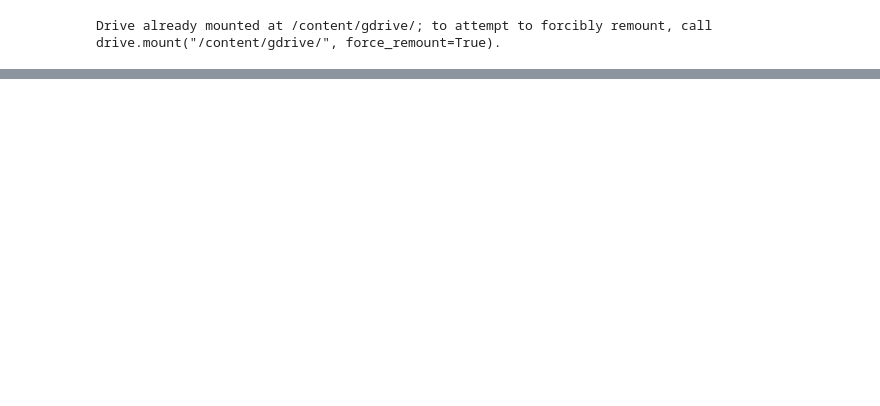
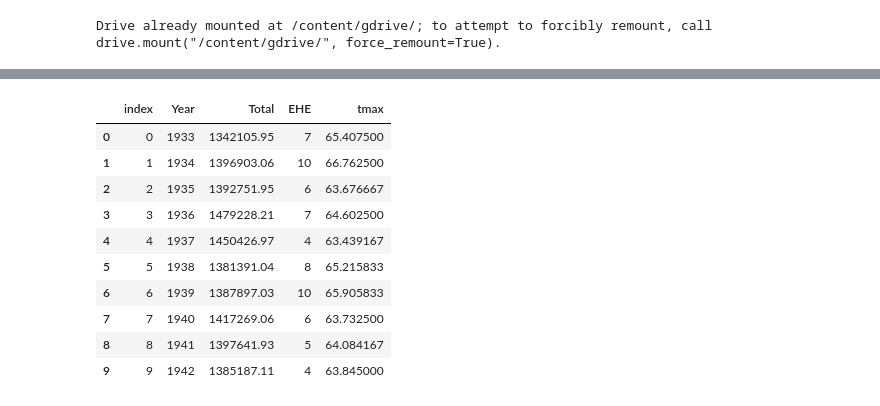
Before and after one commit to aranpandey/CornyWebbedRegisters, a Jupyter notebook: Temp+Mortality.ipynb, the cells around one changed output, grey strips where cells are left out. Cells and saved outputs as stored; diff of their text form; code cells hidden in the pictures; blank space fills up the shorter version.

```diff
--- a/Temp+Mortality.ipynb
+++ b/Temp+Mortality.ipynb
@@ -22,16 +33,16 @@ def classifyIfInRange(row):
     #if row['TMAX'] < row['ci_low']:
      #   return 1
     #elif row['TMAX'] >row['ci_high']:
-    if row['TMAX'] >row['ci_high']:
+    if row['tmax'] >row['ci_high']:
         return 1
     else:
      return 0
 
 
 def mean_confidence_interval(df_small, confidence=0.95):
-    m=df_small['TMAX'].mean()
+    m=df_small['tmax'].mean()
 
-    se=st.sem(df_small['TMAX'] )
+    se=st.sem(df_small['tmax'] )
 
     h=st.norm.interval(0.95,m,se)
 
@@ -46,3 +57,10 @@ def populate_weekly_confidence(base_data,all_data):
        upper_alt=mean_confidence_interval(df_week)
        all_data.loc[all_data['Week'] == i, 'ci_low'] = upper_alt[1][0]
        all_data.loc[all_data['Week'] == i, 'ci_high'] = upper_alt[1][1]
+
+def populate_monthly_confidence(base_data,all_data):
+    for i in range(1, 13):
+       df_month= base_data [(base_data['month'] ==i)]
+       upper_alt=mean_confidence_interval(df_month)
+       all_data.loc[all_data['month'] == i, 'ci_low'] = upper_alt[1][0]
+       all_data.loc[all_data['month'] == i, 'ci_high'] = upper_alt[1][1]
@@ -159,0 +67,7 @@ df_w.head
+# %%
+df = readfileName('https://www.ncei.noaa.gov/pub/data/cirs/climdiv/climdiv-tmaxst-v1.0.0-20230406', '110')
+df.head()
+df = df.melt(['metainfo','stateCode','Year'],var_name = 'month', value_name = 'tmax')
+df['month'] = df['month'].astype(int)
+df['Year'] = df['Year'].astype(int)
+df.head()
@@ -159,0 +93,6 @@ df_w.head
+# %%
+
+populate_monthly_confidence(base_data,df)
+
+df["EHE"] = df.apply(lambda row: classifyIfInRange(row), axis=1)
+df.head()
@@ -160 +106,6 @@ df_w.head
+# %%
+df_w = df.groupby('Year')['EHE'].sum().reset_index()
+df_w2 = df.groupby('Year')['tmax'].mean().reset_index()
+df_w.head()
+df_w = pd.merge(df_w, df_w2, on = 'Year')
 # %%
@@ -179,8 +150,20 @@ df_mor_year.head(1000)
 # %%
-df_dataall_week.dtypes
+df.dtypes
 df_mor_year['Year'] = df_mor_year['Year'].astype('int64')
 
-df_dataall_week['Year'] = df_dataall_week['Year'].astype('int64')
+df['Year'] = df['Year'].astype('int64')
 df_w.astype('int64')
-df_merged= pd.merge(df_w, df_mor_year, on="Year").reset_index()
-df_merged.head(100)
+df_merged= pd.merge(df_mor_year, df_w, on="Year", how = 'left').reset_index()
+df_merged.head(10)
+# %% [output]
+|  | index | Year | Total | EHE | tmax |
+| 0 | 0 | 1933 | 1342105.95 | 7 | 65.407500 |
+| 1 | 1 | 1934 | 1396903.06 | 10 | 66.762500 |
+| 2 | 2 | 1935 | 1392751.95 | 6 | 63.676667 |
+| 3 | 3 | 1936 | 1479228.21 | 7 | 64.602500 |
+| 4 | 4 | 1937 | 1450426.97 | 4 | 63.439167 |
+| 5 | 5 | 1938 | 1381391.04 | 8 | 65.215833 |
+| 6 | 6 | 1939 | 1387897.03 | 10 | 65.905833 |
+| 7 | 7 | 1940 | 1417269.06 | 6 | 63.732500 |
+| 8 | 8 | 1941 | 1397641.93 | 5 | 64.084167 |
+| 9 | 9 | 1942 | 1385187.11 | 4 | 63.845000 |
```
Also changed, not shown: parts of 16 cells of this notebook.
